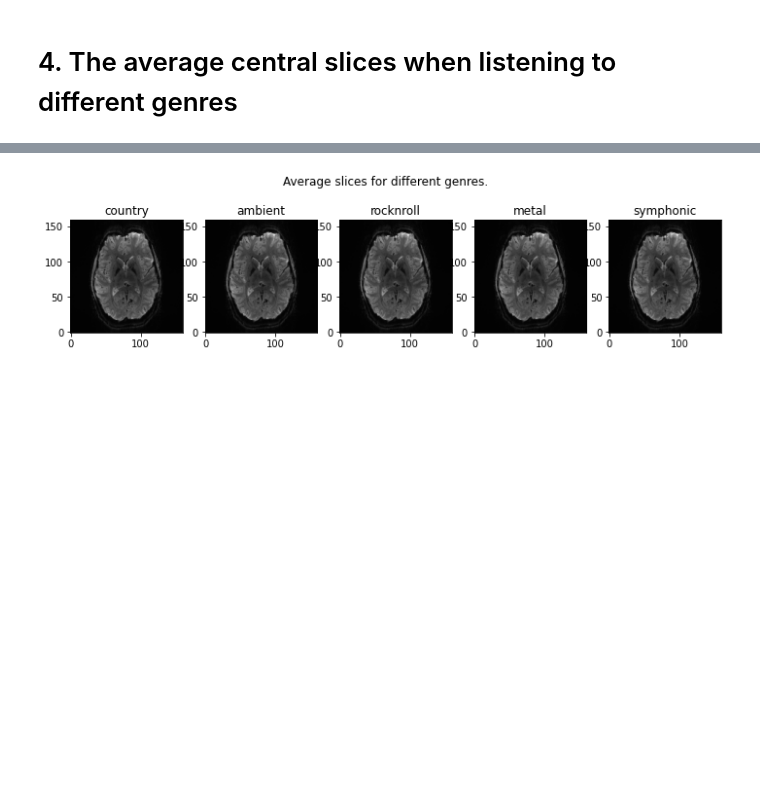
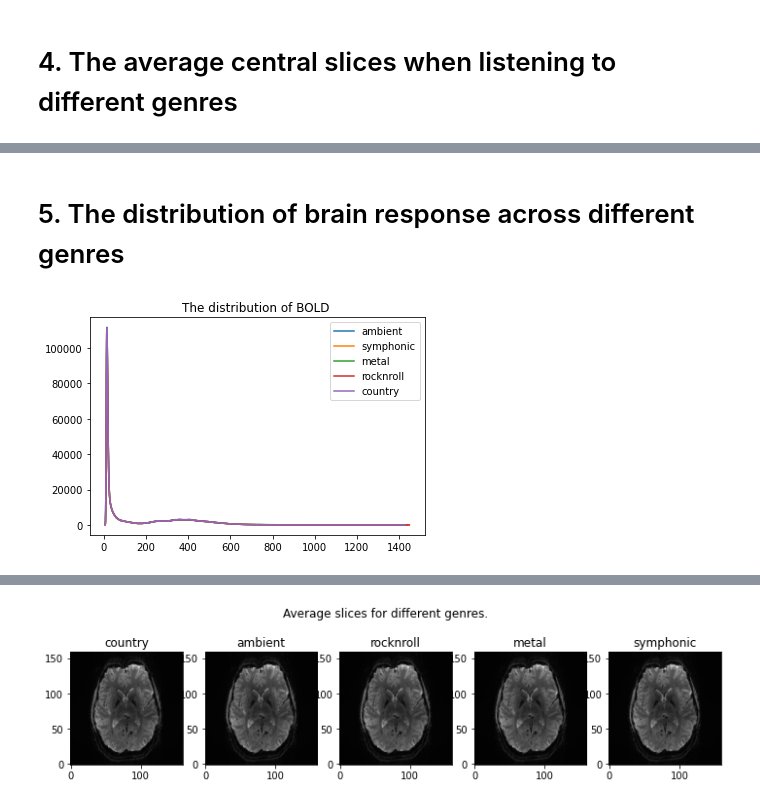
Before and after one commit to yijingf/COSC189, a Jupyter notebook: EDA.ipynb, the cells around one changed output, grey strips where cells are left out. Drawn from its saved outputs; the diff is of its cells as text; code cells hidden in the pictures; blank space fills up the shorter version.

```diff
--- a/EDA.ipynb
+++ b/EDA.ipynb
@@ -124,0 +169,11 @@ genres = set(genre_label)
+# %% [markdown]
+# 5. The distribution of brain response across different genres
+# %%
+for i, genre in enumerate(genres):
+    cnt = np.array(sorted(list(genre_response[genre].items())))
+    plt.plot(cnt[:,0][1:], cnt[:,1][1:], label=genre)
+plt.title("The distribution of BOLD ")
+plt.legend()
+plt.show()
+# %% [output]
+[figure, added]
```
Also changed, not shown: parts of 12 cells of this notebook.
